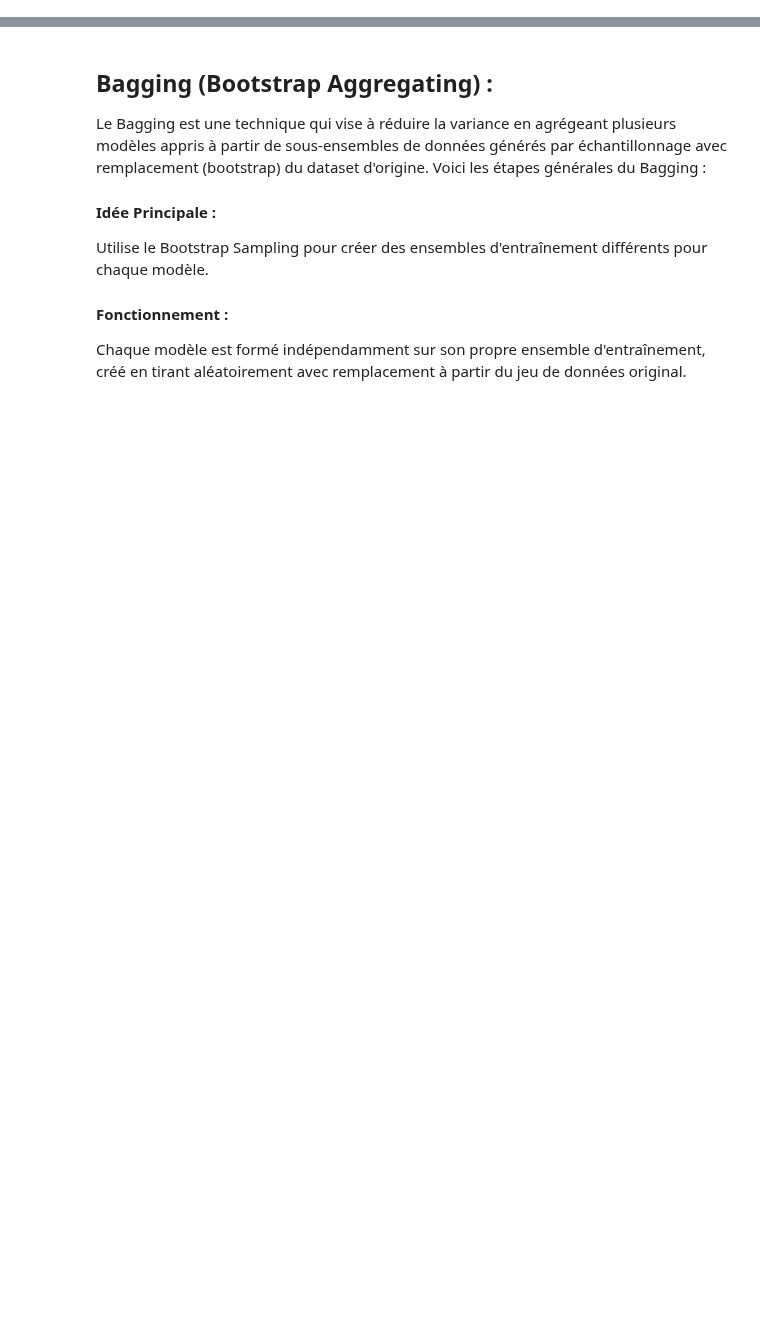
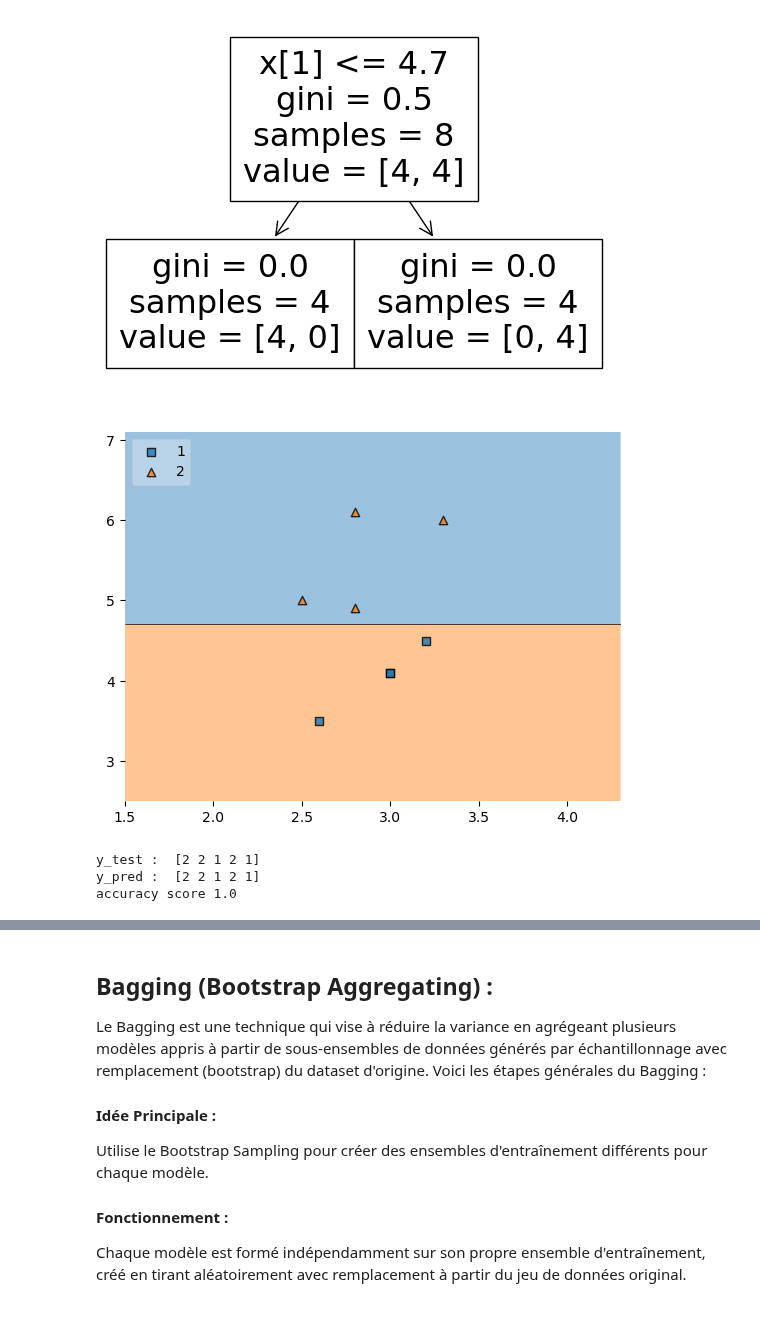
Before and after one commit to AFlo59/M-thodes-ensemblistes-et-arbres-de-d-cision-, a Jupyter notebook: Essembles_d'arbres_Note.ipynb, the cells around one changed output, grey strips where cells are left out. Saved outputs shown, nothing was run; the diff lists cells and outputs as text; code cells hidden in the pictures; blank space fills up the shorter version.

```diff
--- a/Essembles_d'arbres_Note.ipynb
+++ b/Essembles_d'arbres_Note.ipynb
@@ -0,0 +101,15 @@
+# %%
+# second tree
+df_t = df_train.sample(8, replace=True)
+
+X_train = df_t.iloc[:,:-1].values
+y_train = df_t.iloc[:,-1].values
+
+dt = DecisionTreeClassifier()
+bag1= evaluate(dt, X_train, y_train)
+# %% [output]
+[figure, added]
+[figure, added]
+y_test :  [2 2 1 2 1]
+y_pred :  [2 2 1 2 1]
+accuracy score 1.0
```
Also changed, not shown: parts of 13 cells of this notebook.
